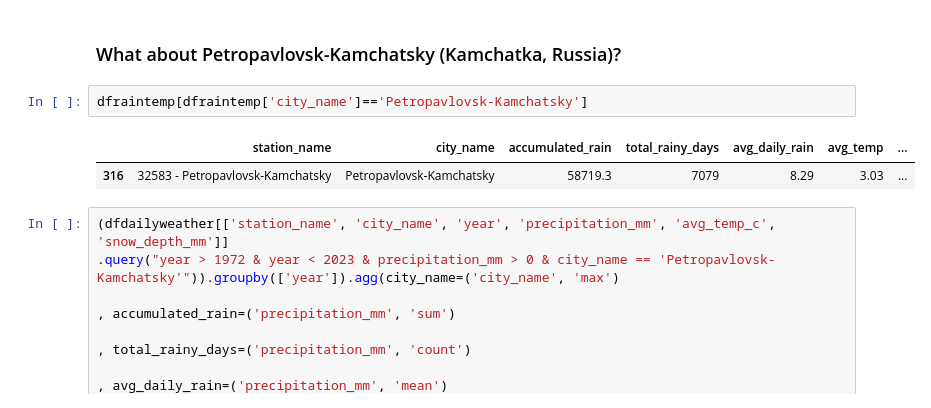
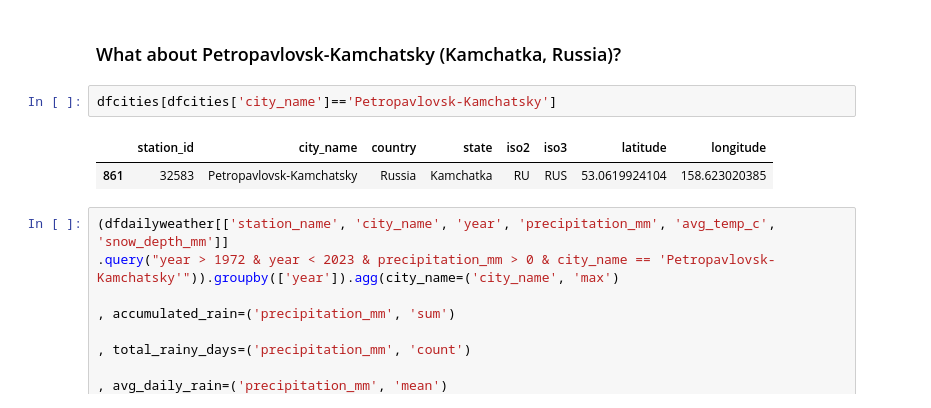
Before and after one commit to arnauog/weather, a Jupyter notebook: Project II - Weather.ipynb, the cells around one changed output. Saved outputs shown, nothing was run; the diff lists cells and outputs as text.

```diff
--- a/Project II - Weather.ipynb
+++ b/Project II - Weather.ipynb
@@ -2209,10 +1931,10 @@ array(['Sapporo'], dtype=object)
 # %% [markdown]
 ### What about Petropavlovsk-Kamchatsky	(Kamchatka, Russia)?
 # %%
-dfraintemp[dfraintemp['city_name']=='Petropavlovsk-Kamchatsky']
+dfcities[dfcities['city_name']=='Petropavlovsk-Kamchatsky']
 # %% [output]
-|  | station_name | city_name | accumulated_rain | total_rainy_days | avg_daily_rain | avg_temp | ... |
-| 316 | 32583 - Petropavlovsk-Kamchatsky | Petropavlovsk-Kamchatsky | 58719.3 | 7079 | 8.29 | 3.03 | ... |
+|  | station_id | city_name | country | state | iso2 | iso3 | latitude | longitude |
+| 861 | 32583 | Petropavlovsk-Kamchatsky | Russia | Kamchatka | RU | RUS | 53.0619924104 | 158.623020385 |
 # %%
 (dfdailyweather[['station_name', 'city_name', 'year', 'precipitation_mm', 'avg_temp_c', 'snow_depth_mm']]
 .query("year > 1972 & year < 2023 & precipitation_mm > 0 & city_name == 'Petropavlovsk-Kamchatsky'")).groupby(['year']).agg(city_name=('city_name', 'max')
```
Also changed, not shown: parts of 100 cells of this notebook, 2 other files.
